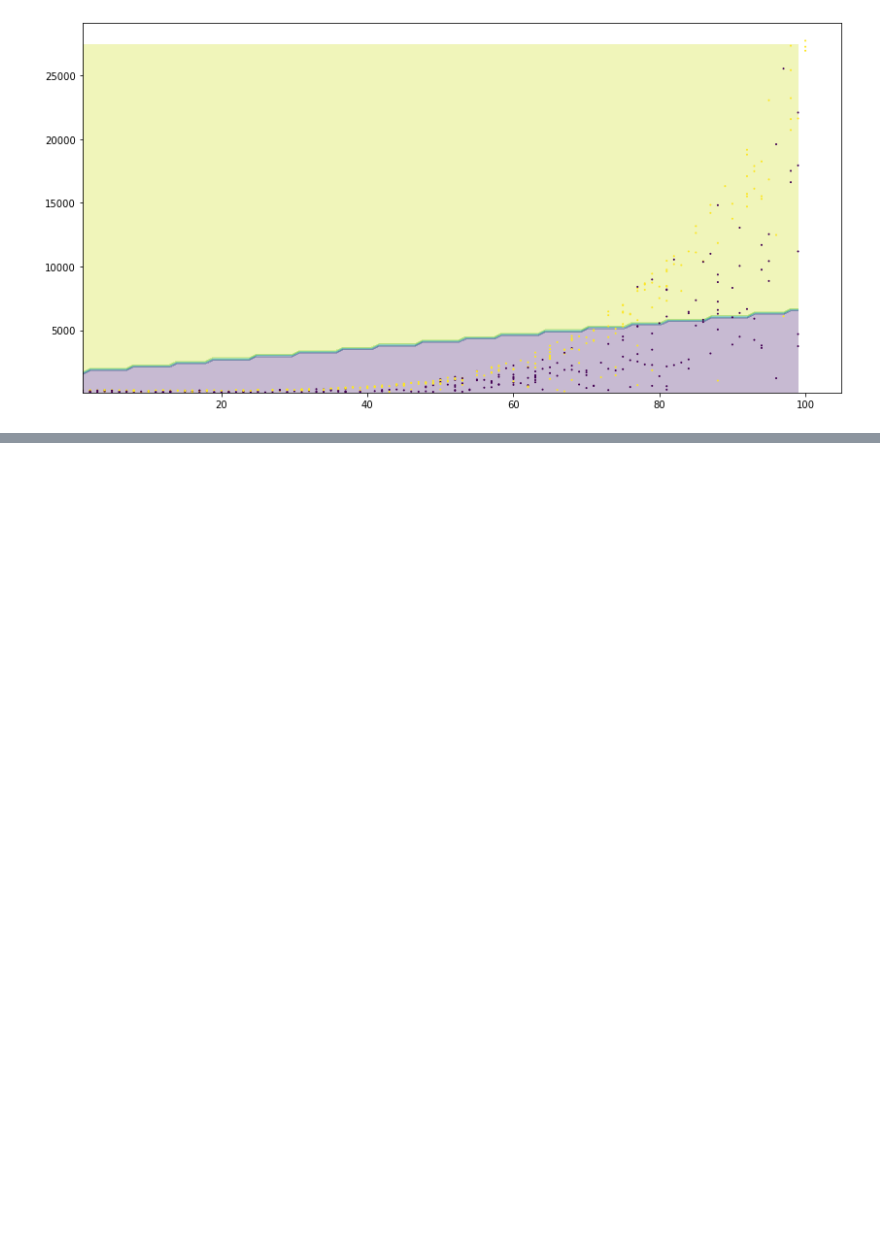
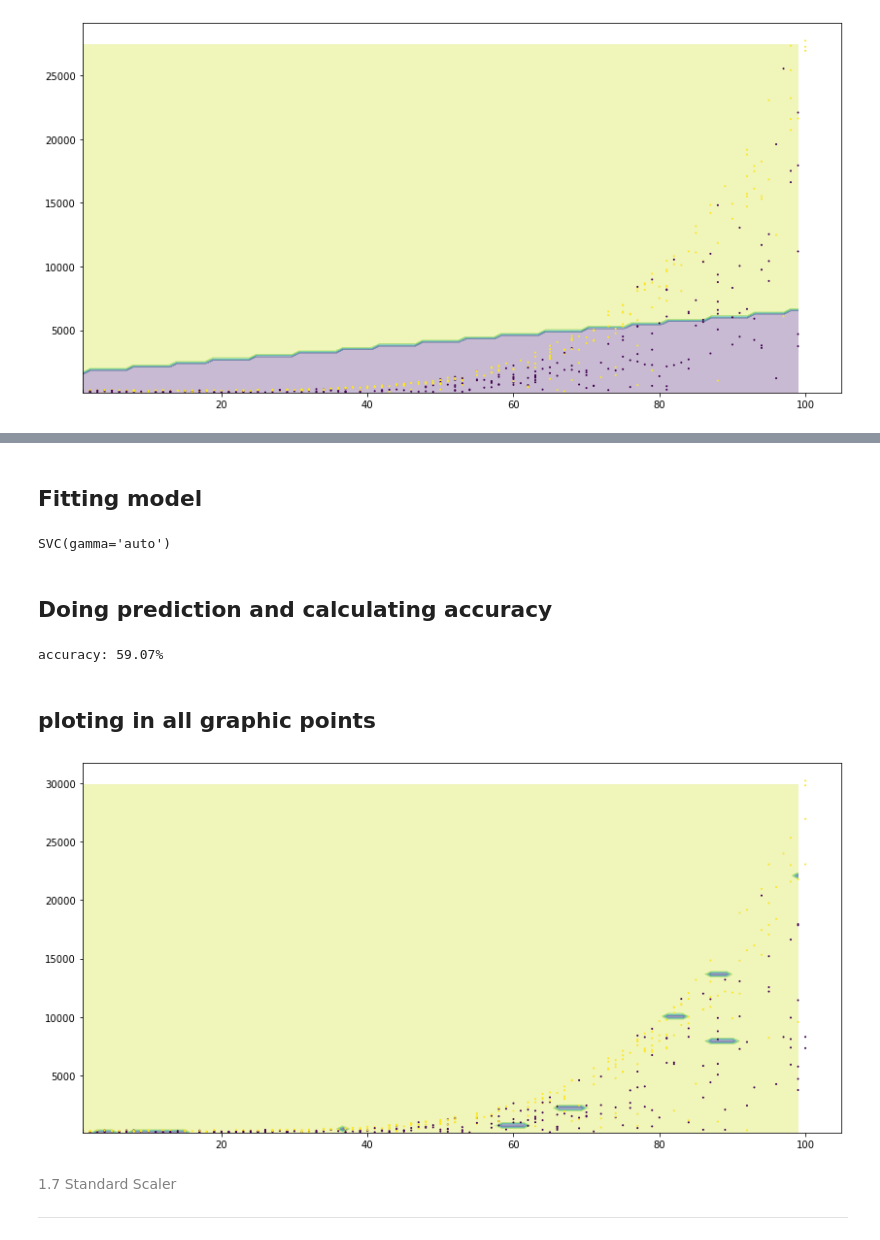
Before and after one commit to Gabriel-limadev/data_science_study, a Jupyter notebook: 13 - Machine Learning: classificação com SKLearn/Machile Learning - Classification III.ipynb, the cells around one changed output, grey strips where cells are left out. Cells and saved outputs as stored; diff of their text form; code cells hidden in the pictures; blank space fills up the shorter version.

Commit message:
Using SVC and Standard Scaler

```diff
--- a/13 - Machine Learning: classificação com SKLearn/Machile Learning - Classification III.ipynb
+++ b/13 - Machine Learning: classificação com SKLearn/Machile Learning - Classification III.ipynb
@@ -168,0 +174,65 @@ ax = plt.scatter(
+# %% [markdown]
+## Fitting model
+# %%
+from sklearn.svm import SVC
+
+np.random.seed(5)
+X_train, X_test, y_train, y_test = train_test_split(
+    X,
+    y,
+    test_size = 0.25,
+    stratify = y
+)
+
+
+model = SVC(gamma='auto')
+model.fit(X_train, y_train)
+# %% [output]
+SVC(gamma='auto')
+# %% [markdown]
+## Doing prediction and calculating accuracy
+# %%
+prediction = model.predict(X_test)
+accuracy = accuracy_score(y_test, prediction)
+print(f'accuracy: {accuracy * 100:.2f}%')
+# %% [output]
+accuracy: 59.07%
+# %% [markdown]
+## ploting in all graphic points
+# %%
+x_min = X_test['expected_hours'].min()
+x_max = X_test['expected_hours'].max()
+y_min = X_test['price'].min()
+y_max = X_test['price'].max()
+
+
+pixels = 100
+
+# np.arange -> Create a range of numbers between two values
+x_axis = np.arange(x_min, x_max, (x_max - x_min) / 100)
+y_axis = np.arange(y_min, y_max, (y_max - y_min) / 100)
+
+# np.meshgrid -> join
+# np.c_ -> concatenate
+xx, yy = np.meshgrid(x_axis, y_axis)
+points = np.c_[xx.ravel(), yy.ravel()]
+
+
+Z = model.predict(points)
+Z = Z.reshape(100, 100)
+
+
+fig, ax = plt.subplots(nrows = 1, ncols = 1, figsize = (14, 7))
+
+ax.contourf(xx, yy, Z, alpha = 0.3)
+ax = plt.scatter(
+    X_test['expected_hours'],
+    X_test['price'],
+    c = y_test,
+    s = 1
+)
+# %% [output]
+[figure, added]
+# %% [markdown]
+<font color= 'grey' style='font-size: 30px'>1.7 Standard Scaler</font>
+<hr style = 'border: 2px solid grey'>
```
Also changed, not shown: parts of 7 cells of this notebook.
